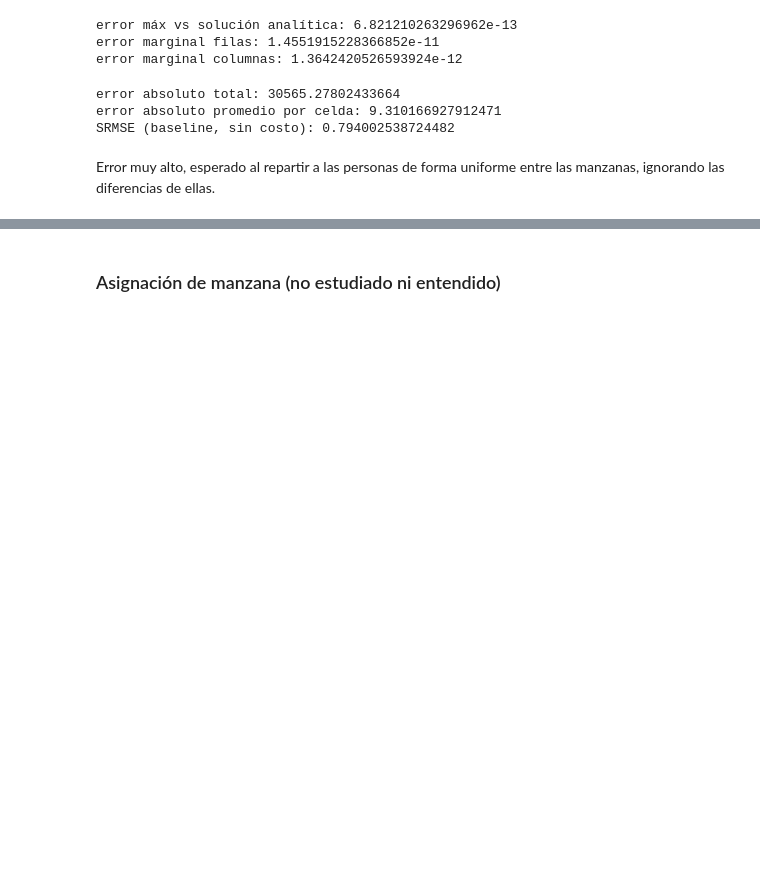
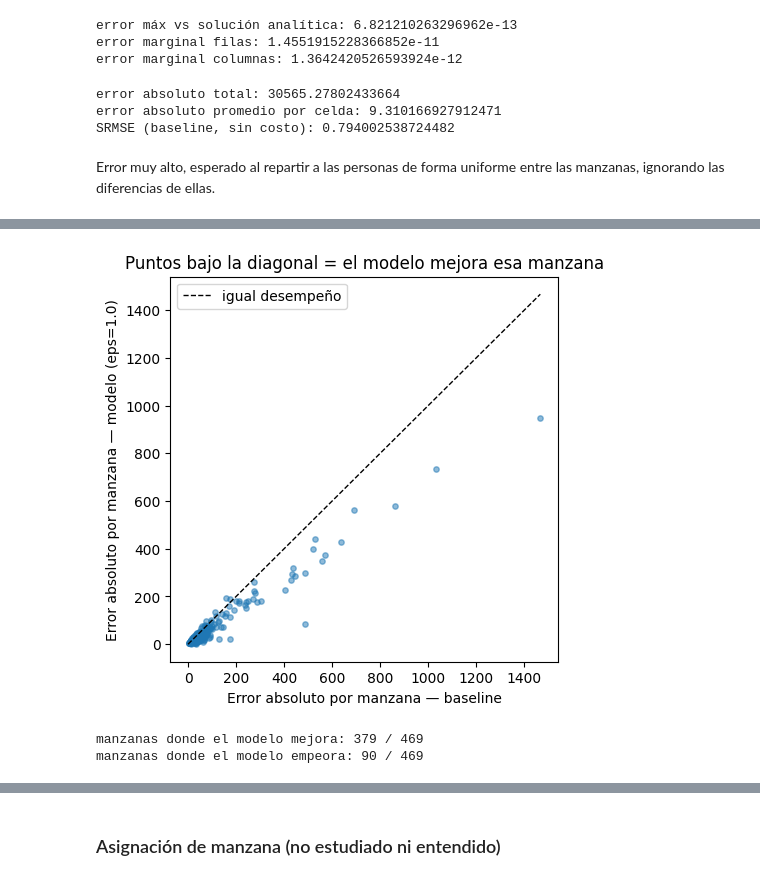
Before and after one commit to vgalfaro/synthetic-data, a Jupyter notebook: microdatos.ipynb, the cells around one changed output, grey strips where cells are left out. Drawn from its saved outputs; the diff is of its cells as text; code cells hidden in the pictures; blank space fills up the shorter version.

```diff
--- a/microdatos.ipynb
+++ b/microdatos.ipynb
@@ -394,0 +447,17 @@ eps=  5.0: SRMSE=0.6985 | err_fila=0.000 | err_col=0.000
+# %%
+plt.figure(figsize=(5, 5))
+plt.scatter(err_manzana_baseline, err_manzana_model, alpha=0.5, s=15)
+lims = [0, max(err_manzana_baseline.max(), err_manzana_model.max())]
+plt.plot(lims, lims, "k--", linewidth=1, label="igual desempeño")
+plt.xlabel("Error absoluto por manzana — baseline")
+plt.ylabel("Error absoluto por manzana — modelo (eps=1.0)")
+plt.title("Puntos bajo la diagonal = el modelo mejora esa manzana")
+plt.legend()
+plt.show()
+
+print(f"manzanas donde el modelo mejora: {(mejora > 0).sum()} / {len(mejora)}")
+print(f"manzanas donde el modelo empeora: {(mejora < 0).sum()} / {len(mejora)}")
+# %% [output]
+[figure, added]
+manzanas donde el modelo mejora: 379 / 469
+manzanas donde el modelo empeora: 90 / 469
```
Also changed, not shown: parts of 14 cells of this notebook, 1 other file.
